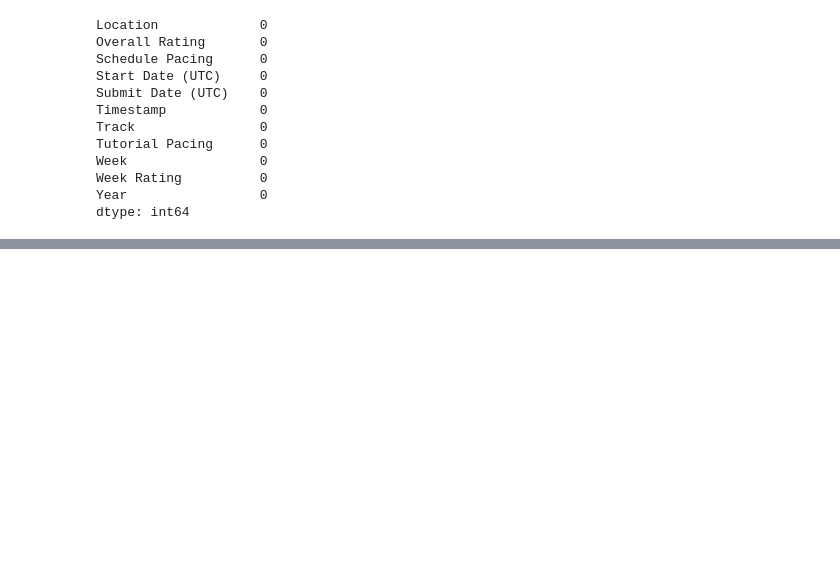
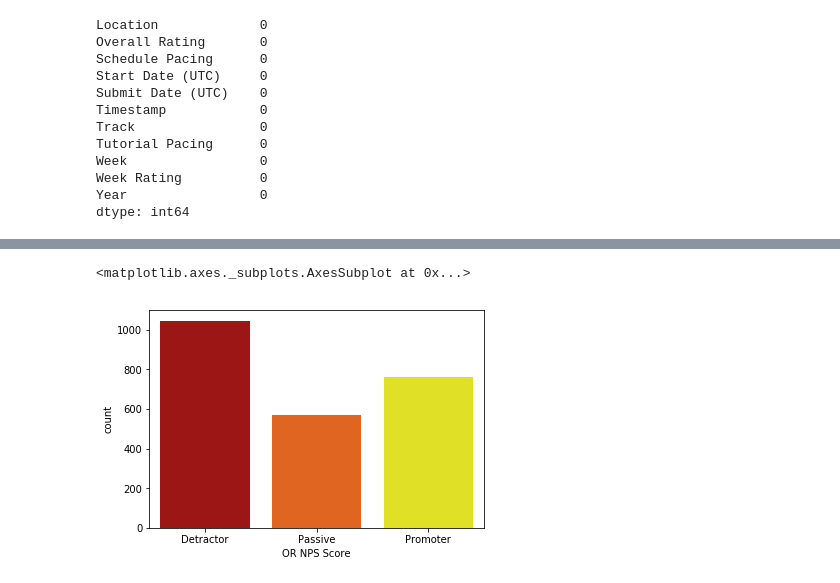
Before and after one commit to fchikwekwe/NPS_data, a Jupyter notebook: NPS_data.ipynb, the cells around one changed output, grey strips where cells are left out. Cells and saved outputs as stored; diff of their text form; code cells hidden in the pictures; blank space fills up the shorter version.

```diff
--- a/NPS_data.ipynb
+++ b/NPS_data.ipynb
@@ -596,0 +770,6 @@ all_data
+# %%
+# Unaltered columns require just one visualization method to compare passives, promoters and detractors
+sns.countplot(x='OR NPS Score', palette='hot', data=all_data[all_data['OR NPS Score'] != 'None'])
+# %% [output]
+<matplotlib.axes._subplots.AxesSubplot at 0x...>
+[figure, added]
```
Also changed, not shown: parts of 53 cells of this notebook, 2 other files.
